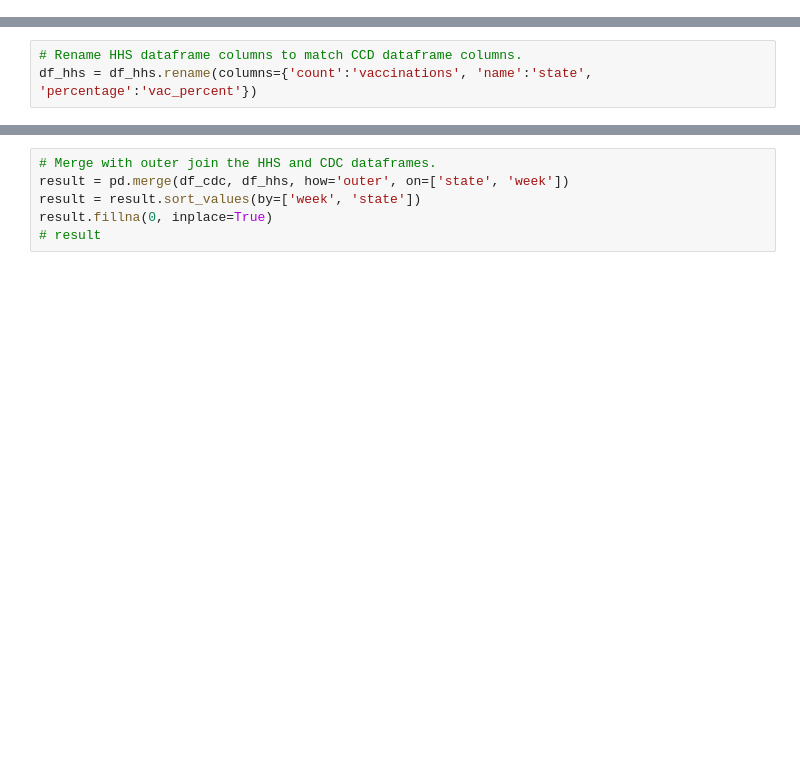
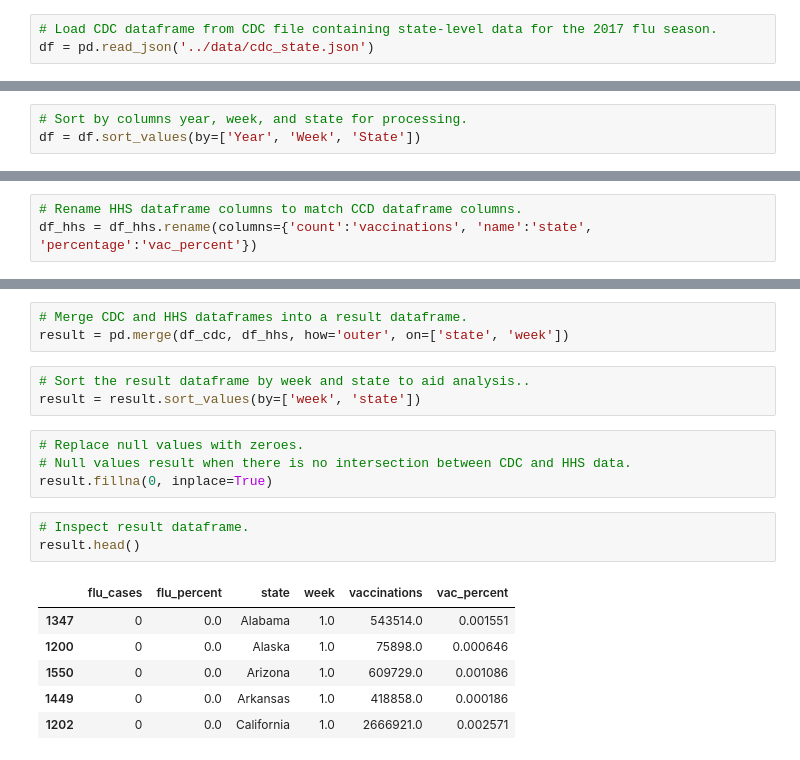
Before and after one commit to zhan656/Analyticus, a Jupyter notebook: jupyter/merge_plot_state_data.ipynb, the cells around one changed output, grey strips where cells are left out. Drawn from its saved outputs; the diff is of its cells as text; blank space fills up the shorter version.

```diff
--- a/jupyter/merge_plot_state_data.ipynb
+++ b/jupyter/merge_plot_state_data.ipynb
@@ -27,0 +14,3 @@ cdc_dict
+# %%
+# Load CDC dataframe from CDC file containing state-level data for the 2017 flu season.
+df = pd.read_json('../data/cdc_state.json')
@@ -27,0 +27,3 @@ cdc_dict
+# %%
+# Sort by columns year, week, and state for processing.
+df = df.sort_values(by=['Year', 'Week', 'State'])
@@ -80,6 +123,20 @@ df_hhs = df_hhs.rename(columns={'count':'vaccinations', 'name':'state', 'percent
 # %%
-# Merge with outer join the HHS and CDC dataframes.
+# Merge CDC and HHS dataframes into a result dataframe.
 result = pd.merge(df_cdc, df_hhs, how='outer', on=['state', 'week'])
-result = result.sort_values(by=['week', 'state'])
-result.fillna(0, inplace=True)
-# result
+# %%
+# Sort the result dataframe by week and state to aid analysis..
+result = result.sort_values(by=['week', 'state'])
+# %%
+# Replace null values with zeroes.
+# Null values result when there is no intersection between CDC and HHS data.
+result.fillna(0, inplace=True)
+# %%
+# Inspect result dataframe.
+result.head()
+# %% [output]
+|  | flu_cases | flu_percent | state | week | vaccinations | vac_percent |
+| 1347 | 0 | 0.0 | Alabama | 1.0 | 543514.0 | 0.001551 |
+| 1200 | 0 | 0.0 | Alaska | 1.0 | 75898.0 | 0.000646 |
+| 1550 | 0 | 0.0 | Arizona | 1.0 | 609729.0 | 0.001086 |
+| 1449 | 0 | 0.0 | Arkansas | 1.0 | 418858.0 | 0.000186 |
+| 1202 | 0 | 0.0 | California | 1.0 | 2666921.0 | 0.002571 |
```
Also changed, not shown: parts of 30 cells of this notebook, 4 other files.
